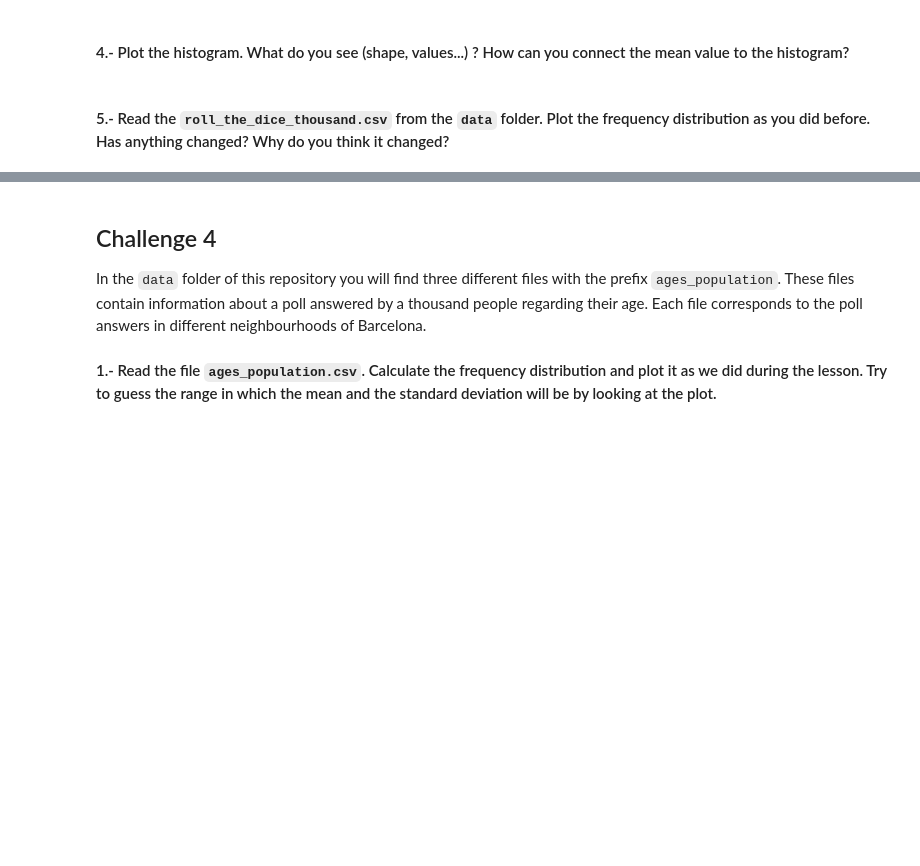
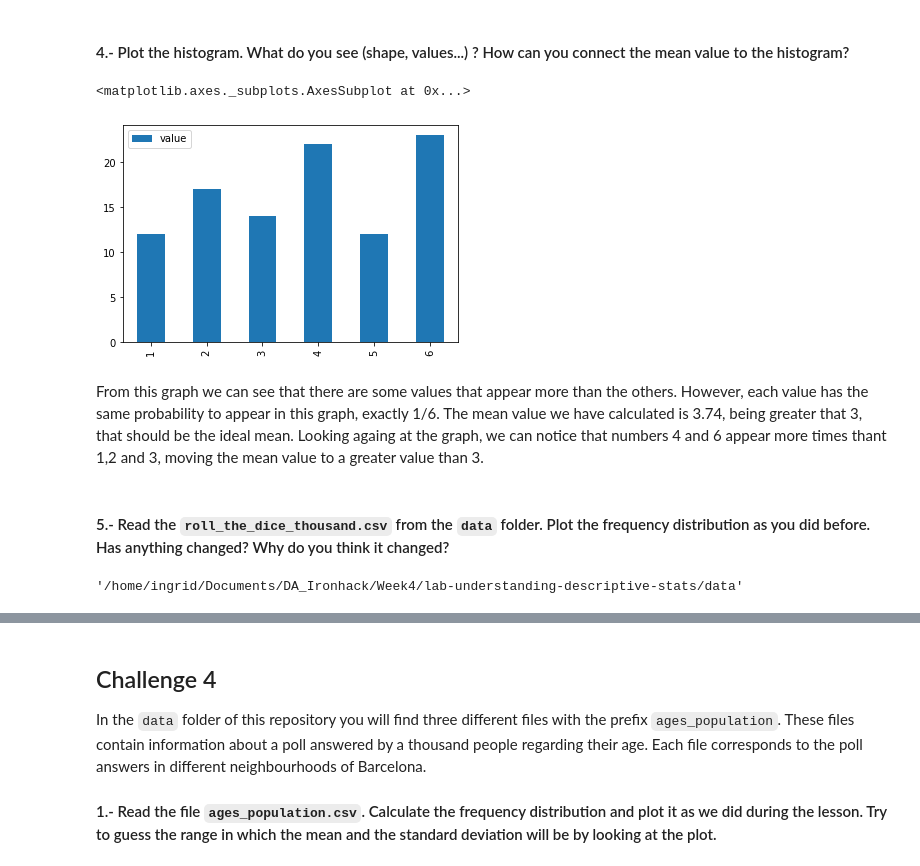
Before and after one commit to ta-data-bcn/descriptive-stats, a Jupyter notebook: your-code/main.ipynb, the cells around one changed output, grey strips where cells are left out. Drawn from its saved outputs; the diff is of its cells as text; code cells hidden in the pictures; blank space fills up the shorter version.

```diff
--- a/your-code/main.ipynb
+++ b/your-code/main.ipynb
@@ -151,2 +196,5 @@ your comments here
+# %%
+freq = pd.DataFrame(sorted_values['value'].value_counts())
+freq.sort_index(inplace=True) #we sort the indexes to graph a good frequency distribution
 # %% [markdown]
 #### 4.- Plot the histogram. What do you see (shape, values...) ? How can you connect the mean value to the histogram?
@@ -159,2 +201,9 @@ your comments here
+# %%
+freq.plot(kind='bar')
+# %% [output]
+<matplotlib.axes._subplots.AxesSubplot at 0x...>
+[figure, added]
+# %% [markdown]
+From this graph we can see that there are some values that appear more than the others. However, each value has the same probability to appear in this graph, exactly 1/6. The mean value we have calculated is 3.74, being greater that 3, that should be the ideal mean. Looking againg at the graph, we can notice that numbers 4 and 6 appear more times thant 1,2 and 3, moving the mean value to a greater value than 3.
 # %% [markdown]
 #### 5.- Read the `roll_the_dice_thousand.csv` from the `data` folder. Plot the frequency distribution as you did before. Has anything changed? Why do you think it changed?
@@ -166,0 +210,4 @@ your comments here
+# %%
+os.getcwd() #We take a look on the current directory where we are currently working.
+# %% [output]
+'/home/ingrid/Documents/DA_Ironhack/Week4/lab-understanding-descriptive-stats/data'
```
Also changed, not shown: parts of 69 cells of this notebook.
